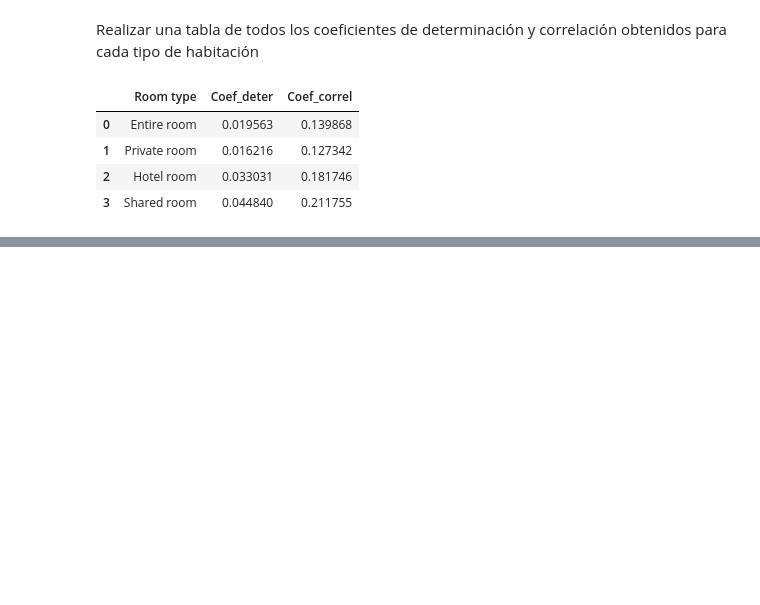
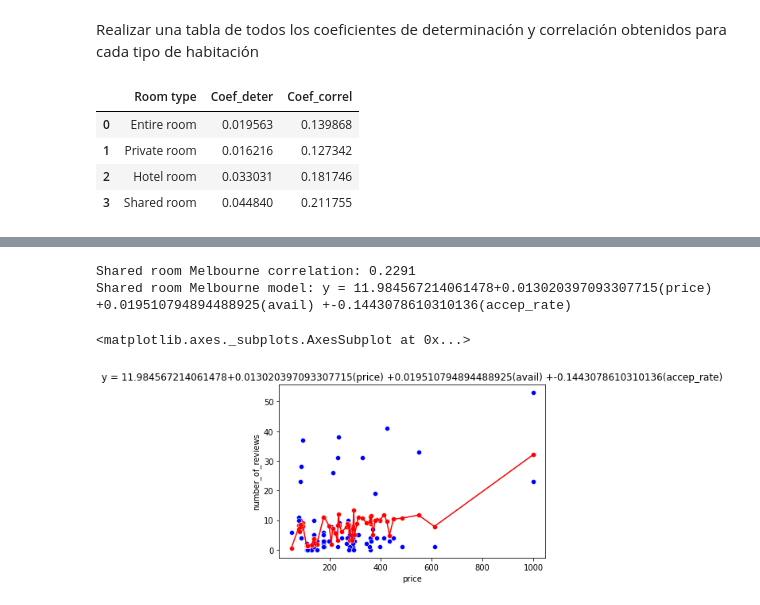
Before and after one commit to a01706447/Actividad-1, a Jupyter notebook: Actividad1_A01706447.ipynb, the cells around one changed output, grey strips where cells are left out. Saved outputs shown, nothing was run; the diff lists cells and outputs as text; code cells hidden in the pictures; blank space fills up the shorter version.

```diff
--- a/Actividad1_A01706447.ipynb
+++ b/Actividad1_A01706447.ipynb
@@ -362,0 +433,16 @@ df
+# %%
+hotel_mel = melbourne[melbourne['room_type']=='Hotel room']
+hotel_mel.drop('room_type',axis=1, inplace=True)
+y=hotel_mel
+
+percentile25=y.quantile(0.25) #Q1
+percentile75=y.quantile(0.75) #Q3
+iqr= percentile75 - percentile25
+
+Limite_Superior_iqr= percentile75 + 6.5*iqr
+Limite_Inferior_iqr= percentile25 - 6.5*iqr
+df3= hotel_mel[(y<=Limite_Superior_iqr)&(y>=Limite_Inferior_iqr)]
+
+hotel_melb=df3.copy()
+hotel_melb=hotel_melb.fillna(round(df3.mean(),1))
+hotel_melb
@@ -362,0 +556,29 @@ df
+# %%
+indep_homelb = hotel_melb[['price','availability_365','host_acceptance_rate']]
+dep_homelb = hotel_melb['number_of_reviews']
+
+model_homelb = LinearRegression()
+
+model_homelb.fit(X=indep_homelb, y=dep_homelb)
+model_homelb.__dict__
+model_homelb.score(indep_homelb,dep_homelb)
+
+#Creamos el modelo
+reg_homelb = LinearRegression().fit(X=indep_homelb, y=dep_homelb)
+y_pred_homleb = reg_homelb.predict(indep_homelb)
+
+#Graficamos
+leyenda = 'y = '+str(reg_homelb.intercept_)+'+'+str(reg_homelb.coef_[0])+'(price) +'+str(reg_homelb.coef_[1])+'(avail) +'+str(reg_homelb.coef_[2])+'(accep_rate)'
+
+print('Shared room Melbourne correlation: %.4f' % model_homelb.score(indep_homelb,dep_homelb))
+print('Shared room Melbourne model: '+ leyenda)
+
+plt.title(leyenda)
+sns.scatterplot(x='price', y='number_of_reviews', color="blue", data=hotel_melb)
+sns.scatterplot(x='price', y=y_pred_homleb, color="red", data=hotel_melb)
+sns.lineplot(x='price', y=y_pred_homleb, color="red", data=hotel_melb)
+# %% [output]
+Shared room Melbourne correlation: 0.2291
+Shared room Melbourne model: y = 11.984567214061478+0.013020397093307715(price) +0.019510794894488925(avail) +-0.1443078610310136(accep_rate)
+<matplotlib.axes._subplots.AxesSubplot at 0x...>
+[figure, added]
```
Also changed, not shown: parts of 15 cells of this notebook.
